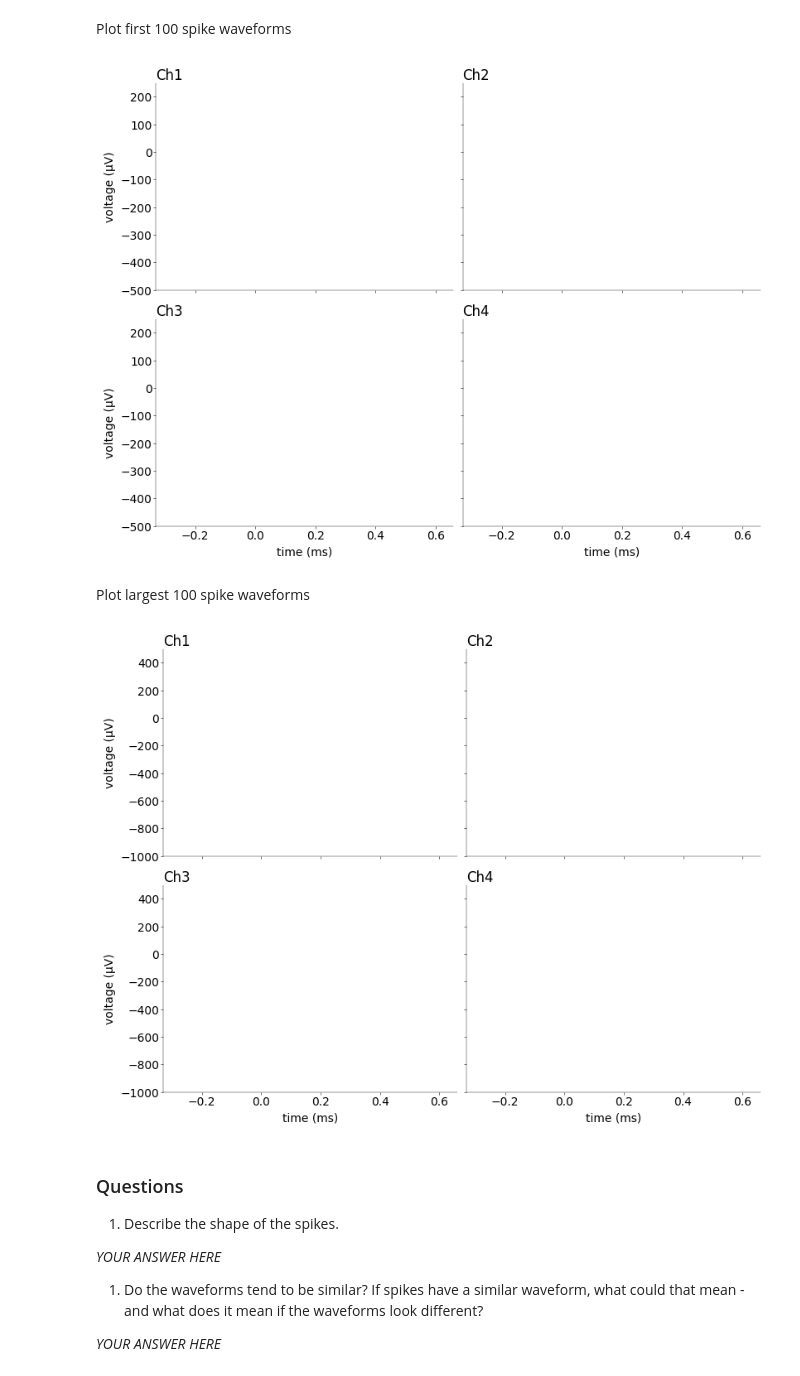
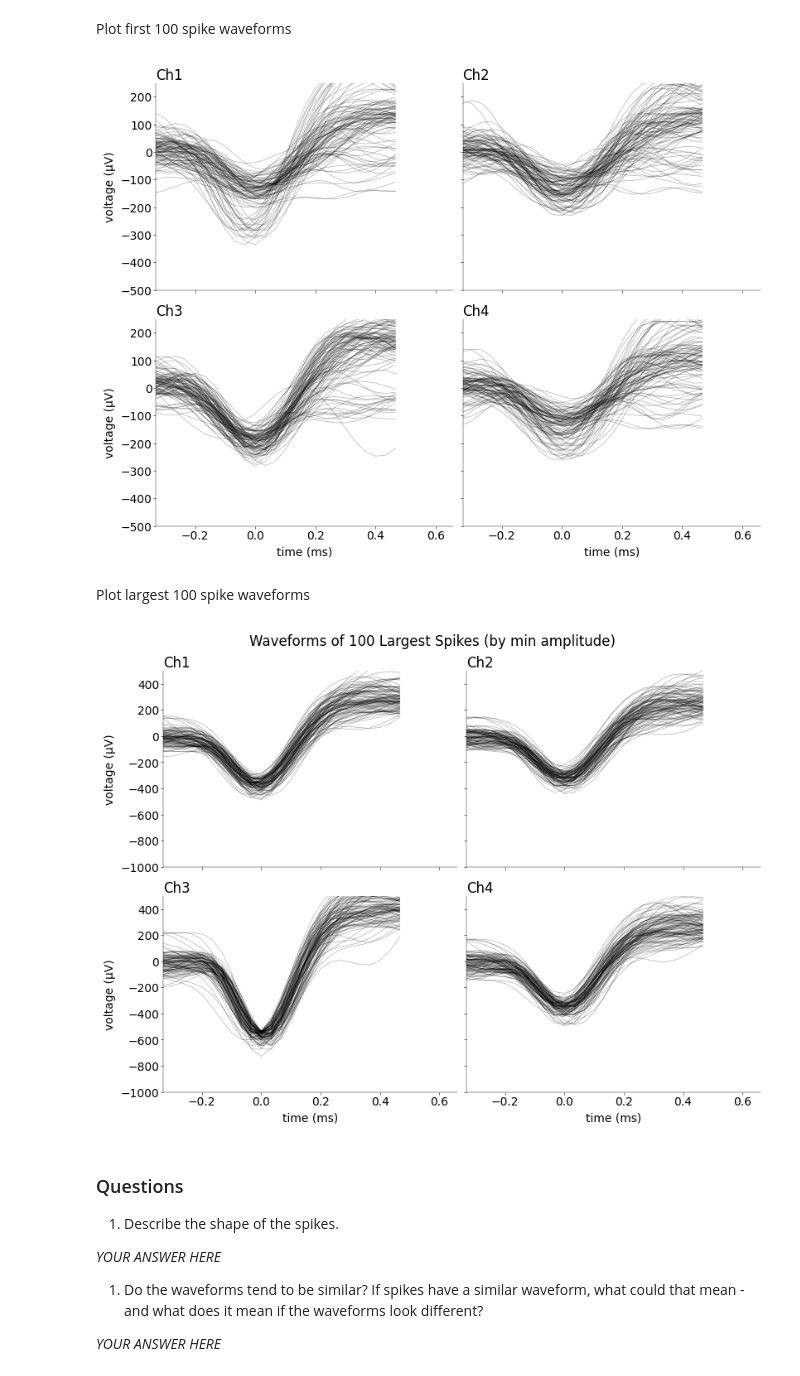
Before and after one commit to aeldably/Neural_Data_Science_Summer_2025, a Jupyter notebook: Lab_1/notebooks/CodingLab1.ipynb, the cells around one changed output. Drawn from its saved outputs; the diff is of its cells as text; code cells hidden in the pictures.

```diff
--- a/Lab_1/notebooks/CodingLab1.ipynb
+++ b/Lab_1/notebooks/CodingLab1.ipynb
@@ -94,7 +94,7 @@ df.describe()
 | 75% | 3.650000e+02 | 3.720000e+02 | 4.010000e+02 | 3.810000e+02 |
 | max | 2.873000e+03 | 3.004000e+03 | 3.099000e+03 | 3.017000e+03 |
 # %%
-df_subset = df.iloc[:100000]
+df_subset = x.iloc[:100000]
 
 # Plotting
 plt.figure(figsize=(15, 6))
@@ -174,5 +171,5 @@ array([False, False, False, ..., False, False, False])
 # %%
-y = filter_signal(x, fs, 500, 4000)
+y = filter_signal(x, fs, 300, 3000)
 # %%
 y.shape
 # %% [output]
@@ -329,7 +327,7 @@ s, t, thrd = detect_spikes(y.values, fs=fs, N=4, lockout=1.0)
 
 # Define time window for zoomed plot (in seconds)
 t_start = 0.025
-t_end = 0.75
+t_end = 0.9
 start_idx = int(t_start * fs)
 end_idx = int(t_end * fs)
 time_window = np.arange(start_idx, end_idx) / fs
@@ -401,7 +399,9 @@ Are there a lot of very small spikes (likely noise) among your detected spikes?
 
 *Grading: 3 pts*
 # %%
-def extract_waveforms(x: np.ndarray, s: np.ndarray) -> np.ndarray:
+def extract_waveforms(
+    x: np.ndarray, s: np.ndarray, window_size: int = 30
+) -> np.ndarray:
     """Extract spike waveforms at times s (given in samples)
     from the filtered signal `xf` using a fixed window around the
     times of the spikes.
@@ -415,6 +415,7 @@ def extract_waveforms(x: np.ndarray, s: np.ndarray) -> np.ndarray:
     s: np.array, (n_spikes, )
         Spike time in samples.
 
+    window_size: int, default is 30 samples
 
     Return
     ------
@@ -435,52 +436,87 @@ def extract_waveforms(x: np.ndarray, s: np.ndarray) -> np.ndarray:
     # -------------------------------
     # extract spike waveforms (1 pt)
     # -------------------------------
+    half_window = window_size // 2
+    n_channels = x.shape[1]
+    waveforms = []
 
-    pass
+    for spike_time in s:
+        # Skip if spike is too close to edge
+        if spike_time - half_window < 0 or spike_time + half_window > x.shape[0]:
+            continue
+        # Extract waveform: shape (window_size, n_channels)
+        snippet = x[spike_time - half_window : spike_time + half_window, :]
+        waveforms.append(snippet)
+
+    return np.array(waveforms)
 # %% [markdown]
 Plot first 100 spike waveforms
 # %%
 # ---------------------------------------------------------------------
 # plot first and largest 100 spikes and answer the questions (1+1 pts)
 # ---------------------------------------------------------------------
 
 # first 100 spikes
+first_100_spikes = s[:100]
+filtered_signal = y.to_numpy()
+wave_forms = extract_waveforms(x=filtered_signal, s=first_100_spikes)
 
 mosaic = [
     ["Ch1", "Ch2"],
     ["Ch3", "Ch4"],
 ]
+cols = ["Ch1", "Ch2", "Ch3", "Ch4"]
+
 fig, ax = plt.subplot_mosaic(
     mosaic=mosaic, figsize=(8, 6), layout="constrained", dpi=100
 )
 
-# cols = ["Ch1", "Ch2", "Ch3", "Ch4"]
+window_size = wave_forms.shape[1]
+time_vector = (np.arange(window_size) - window_size // 2) * (1000 / fs)  # ms
+
+
+# Plot each waveform in each channel
 for i, col in enumerate(cols):
+    for wf in wave_forms:
+        ax[col].plot(time_vector, wf[:, i], color="black", alpha=0.3, linewidth=0.5)
 
     # labeling etc
     ax[col].set_ylim((-500, 250))
     ax[col].set_xlim((-0.33, 0.66))
     ax[col].set_title(col, loc="left")
     if col == "Ch3" or col == "Ch4":
         ax[col].set_xlabel("time (ms)")
     else:
         ax[col].set_xticklabels([])
     if col == "Ch1" or col == "Ch3":
         ax[col].set_ylabel("voltage (μV)")
     else:
         ax[col].set_yticklabels([])
 # %% [output]
-[figure, old version]
+[figure, new version]
 # %% [markdown]
 Plot largest 100 spike waveforms
 # %%
 # largest 100 spikes
+
+# Compute the minimum amplitude across channels at each spike time
+amplitudes = np.min(filtered_signal[s, :], axis=1)  # shape (n_spikes,)
+
+# sort by most negative
+largest_100_indices = np.argsort(amplitudes)[:100]
+largest_100_spikes = s[largest_100_indices]
+
+# Extract waveforms for these 100 largest spikes
+largest_wave_forms = extract_waveforms(x=filtered_signal, s=largest_100_spikes)
+
 
 fig, ax = plt.subplot_mosaic(
     mosaic=mosaic, figsize=(8, 6), layout="constrained", dpi=100
 )
 
 for i, col in enumerate(cols):
+    for wf in largest_wave_forms:
+        ax[col].plot(time_vector, wf[:, i], color="black", alpha=0.3, linewidth=0.5)
 
     # labeling etc
     ax[col].set_ylim((-1000, 500))
@@ -494,8 +530,9 @@ for i, col in enumerate(cols):
         ax[col].set_ylabel("voltage (μV)")
     else:
         ax[col].set_yticklabels([])
+plt.suptitle("Waveforms of 100 Largest Spikes (by min amplitude)");
 # %% [output]
-[figure, old version]
+[figure, new version]
 # %% [markdown]
 ### Questions
 
```
Also changed, not shown: parts of 11 cells of this notebook.
